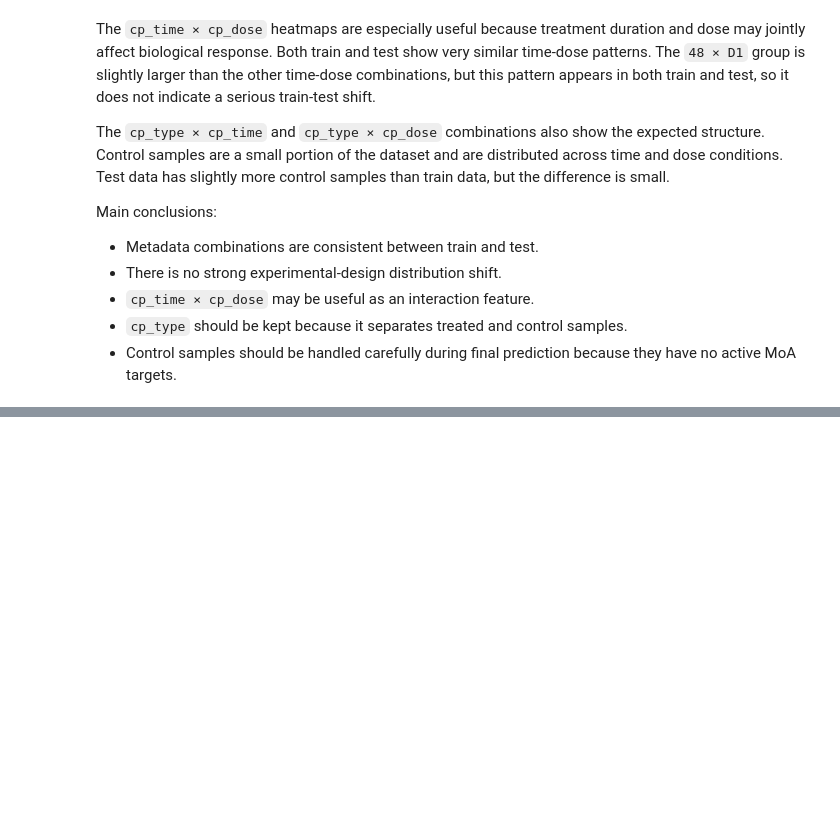
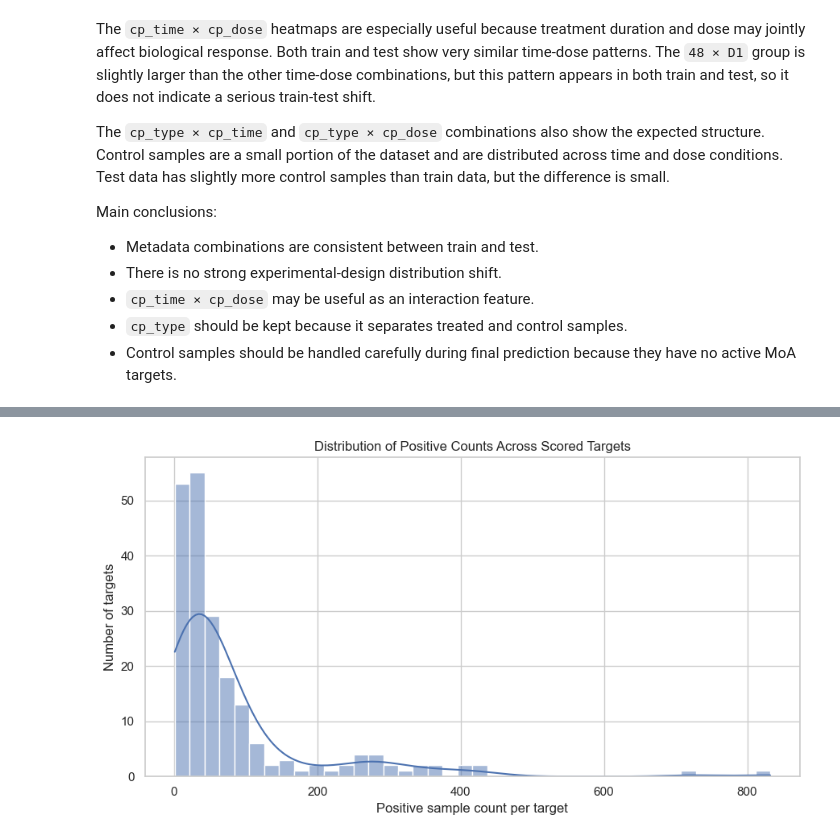
Before and after one commit to kawsar07ahmmed0712-rgb/moa-prediction-drug-response, a Jupyter notebook: notebooks/02_eda.ipynb, the cells around one changed output, grey strips where cells are left out. Drawn from its saved outputs; the diff is of its cells as text; code cells hidden in the pictures; blank space fills up the shorter version.

```diff
--- a/notebooks/02_eda.ipynb
+++ b/notebooks/02_eda.ipynb
@@ -531,0 +749,17 @@ Main conclusions:
+# %%
+target_frequency_table = pd.DataFrame({
+    "target": scored_target_features,
+    "positive_count": y_scored_matrix.sum(axis=0).values
+})
+
+target_frequency_table["negative_count"] = n_samples - target_frequency_table["positive_count"]
+target_frequency_table["positive_percentage"] = (
+    target_frequency_table["positive_count"] / n_samples * 100
+)
+
+target_frequency_table = target_frequency_table.sort_values(
+    by="positive_count",
+    ascending=False
+).reset_index(drop=True)
+
+target_frequency_table
@@ -531,0 +808,18 @@ Main conclusions:
+# %%
+plt.figure(figsize=(9, 5))
+
+sns.histplot(
+    data=target_frequency_table,
+    x="positive_count",
+    bins=40,
+    kde=True
+)
+
+plt.title("Distribution of Positive Counts Across Scored Targets")
+plt.xlabel("Positive sample count per target")
+plt.ylabel("Number of targets")
+plt.tight_layout()
+plt.savefig(FIGURE_DIR / "section_3_2_target_positive_count_distribution.png", dpi=300, bbox_inches="tight")
+plt.show()
+# %% [output]
+[figure, added]
```
Also changed, not shown: parts of 37 cells of this notebook.
